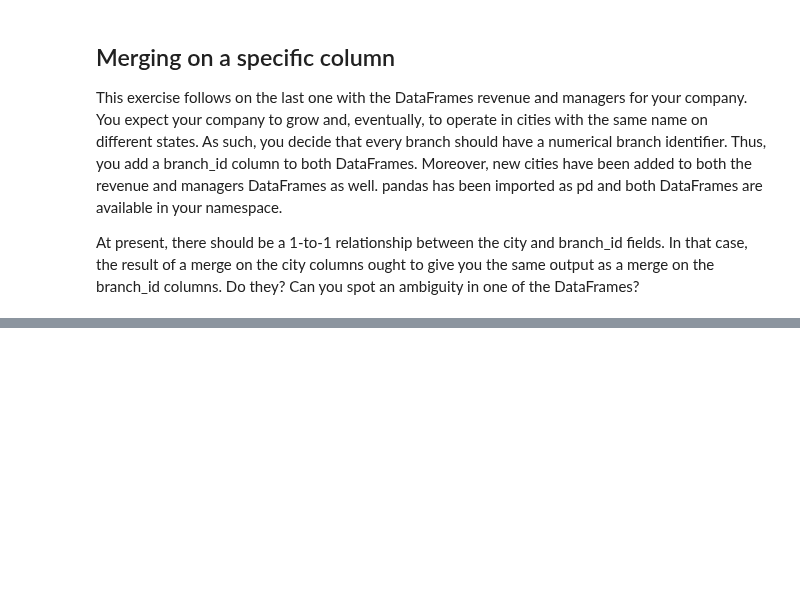
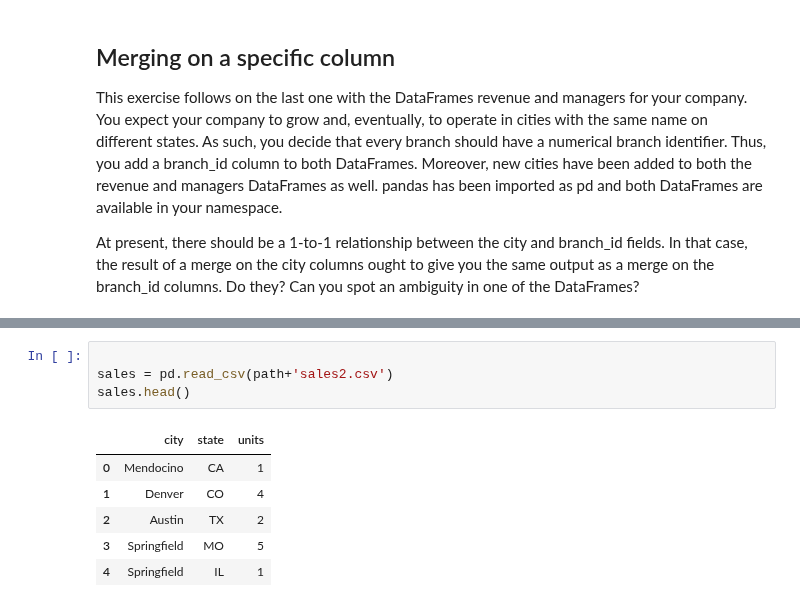
Before and after one commit to cyrsis/TensorflowPY36CPU, a Jupyter notebook: _1_PythonBasic/Pandas/MergingDataFramePandas.ipynb, the cells around one changed output, grey strips where cells are left out. Cells and saved outputs as stored; diff of their text form; blank space fills up the shorter version.

```diff
--- a/_1_PythonBasic/Pandas/MergingDataFramePandas.ipynb
+++ b/_1_PythonBasic/Pandas/MergingDataFramePandas.ipynb
@@ -1058,0 +1161,11 @@ print(merge_by_id)
+# %%
+
+sales = pd.read_csv(path+'sales2.csv')
+sales.head()
+# %% [output]
+|  | city | state | units |
+| 0 | Mendocino | CA | 1 |
+| 1 | Denver | CO | 4 |
+| 2 | Austin | TX | 2 |
+| 3 | Springfield | MO | 5 |
+| 4 | Springfield | IL | 1 |
```
Also changed, not shown: parts of 28 cells of this notebook, 5 other files.
